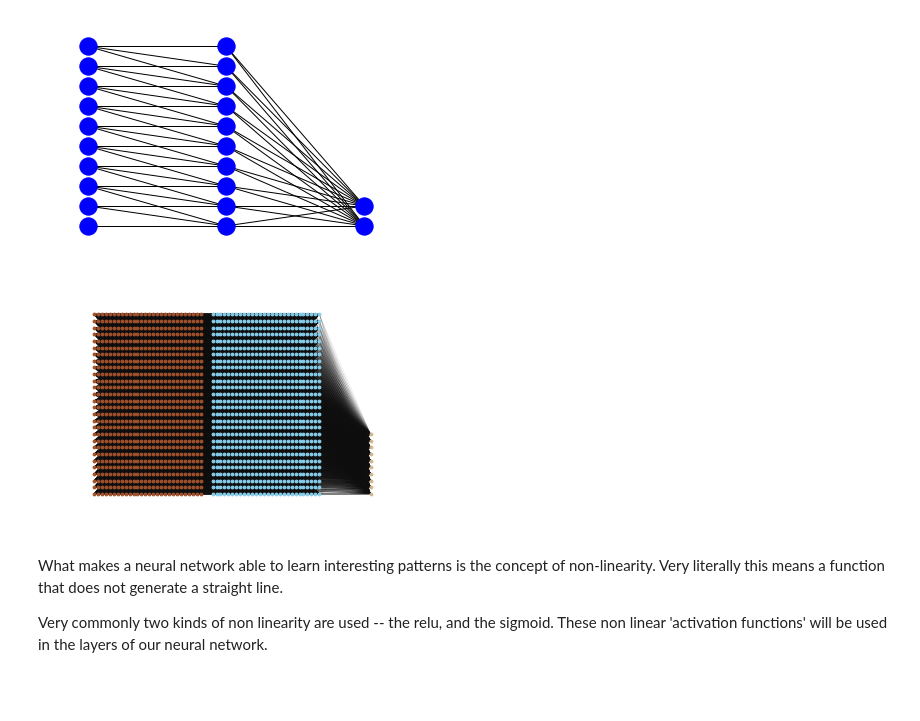
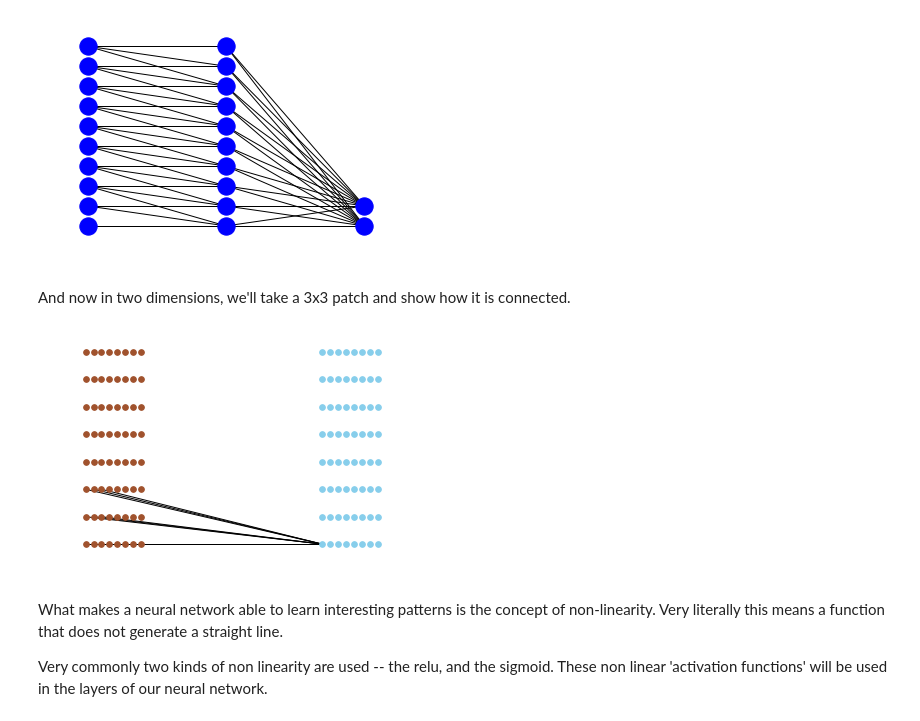
Before and after one commit to wballard/kerasvideo, a Jupyter notebook: ConvolutionalNeuralNetwork.ipynb, the cells around one changed output. Drawn from its saved outputs; the diff is of its cells as text; code cells hidden in the pictures; blank space fills up the shorter version.

```diff
--- a/ConvolutionalNeuralNetwork.ipynb
+++ b/ConvolutionalNeuralNetwork.ipynb
@@ -34,27 +34,28 @@ plt.axis('off')
 pass
 # %% [output]
 [figure]
+# %% [markdown]
+And now in two dimensions, we'll take a 3x3 patch and show how it is connected.
 # %%
 import itertools
+size = 8
 mnist = nx.Graph()
-pixels = {i: (x, y) for i, (x, y) in enumerate(itertools.product(range(0, 28), range(0, 28)))}
-activations = {i+1000: (x+30, y) for i, (x, y) in enumerate(itertools.product(range(0, 28), range(0, 28)))}
-digits = {i+2000: (70, i) for i in range(0, 10)}
-all = {**pixels, **activations, **digits}
-for pixel in pixels:
-    for activation in activations:
-        mnist.add_edge(pixel, activation)
-for activation in activations:
-    for digit in digits:
-        mnist.add_edge(activation, digit)
-nx.draw_networkx_nodes(mnist, pixels, nodelist=pixels.keys(), node_color='sienna', node_size=8)
-nx.draw_networkx_nodes(mnist, activations, nodelist=activations.keys(), node_color='skyblue', node_size=8)
-nx.draw_networkx_nodes(mnist, digits, nodelist=digits.keys(), node_color='tan', node_size=8)
-nx.draw_networkx_edges(mnist, all, width=0.1, alpha=0.5)
+pixels = {i: (x, y) for i, (x, y) in enumerate(itertools.product(range(0, size), range(0, size)))}
+pixel_lookup = {position: i for i, position in pixels.items()}
+activations = {i+1000: (x+30, y) for i, (x, y) in enumerate(itertools.product(range(0, size), range(0, size)))}
+all = {**pixels, **activations}
+for x in range(0, 3):
+    for y in range(0, 3):
+        pixel = pixel_lookup[(x, y)]
+        mnist.add_edge(pixel, 1000)
+
+nx.draw_networkx_nodes(mnist, pixels, nodelist=pixels.keys(), node_color='sienna', node_size=32)
+nx.draw_networkx_nodes(mnist, activations, nodelist=activations.keys(), node_color='skyblue', node_size=32)
+nx.draw_networkx_edges(mnist, all)
 plt.axis('off')
 pass
 # %% [output]
-[figure, old version]
+[figure, new version]
 # %% [markdown]
 What makes a neural network able to learn interesting patterns is the concept of non-linearity. Very literally this means a function that does not generate a straight line.
 
```
